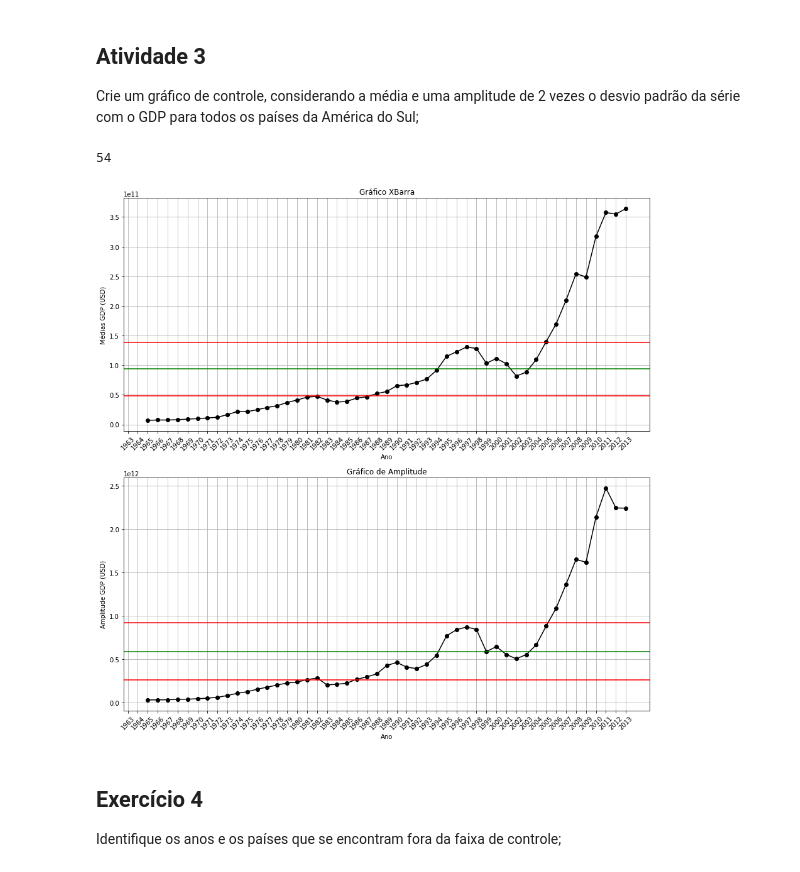
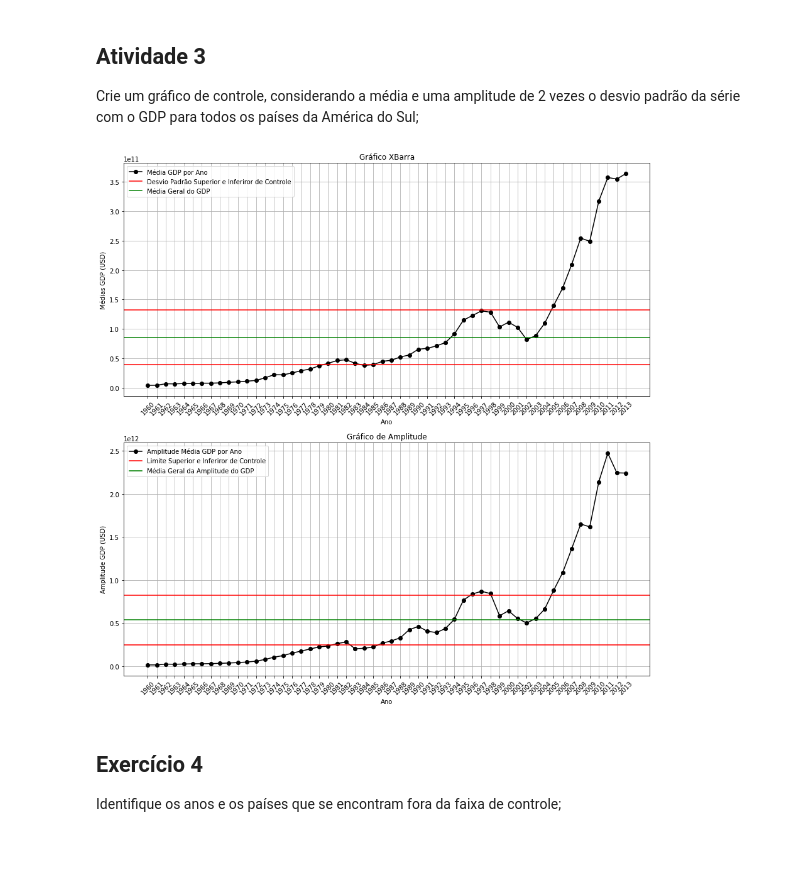
Before and after one commit to sganzerla/DPS852-Data-Science, a Jupyter notebook: T2/t2.ipynb, the cells around one changed output. Cells and saved outputs as stored; diff of their text form; code cells hidden in the pictures.

Commit message:
chore: ex3 by Montgomery

```diff
--- a/T2/t2.ipynb
+++ b/T2/t2.ipynb
@@ -97,13 +97,13 @@ df_registros = df_registros.drop(
     ['index', 'Country Name', 'Country Code'], axis = 1)
 
 # médias anuais
-medias_GDP = df_registros.mean(numeric_only = True, skipna = False, axis = 0)
+medias_GDP = df_registros.mean(numeric_only = True, skipna = True, axis = 0)
 
 # amplitudes anuais
-amplitudes_GDP = df_registros.max(numeric_only = True, skipna = False, axis = 0) - df_registros.min(numeric_only = True, skipna = False, axis = 0)
+amplitudes_GDP = df_registros.max(numeric_only = True, skipna = True, axis = 0) - df_registros.min(numeric_only = True, skipna = True, axis = 0)
 
 # desvio padrão anuais
-std_GDP = df_registros.std(numeric_only = True, skipna = False, axis = 0)
+std_GDP = df_registros.std(numeric_only = True, skipna = True, axis = 0)
 
 df_resultado = pd.DataFrame(
     {'Média': medias_GDP, 'Desvio': std_GDP, "Amplitude": amplitudes_GDP}).reset_index()
@@ -111,54 +111,60 @@ df_resultado = pd.DataFrame(
 anos = df_resultado['index']
 medias = df_resultado['Média']
 desvios = df_resultado['Desvio']
 amplitude = df_resultado['Amplitude']
 linhas, colunas = df_registros.shape
 
-media_geral = medias.mean()
-amplitude_geral = amplitude.mean()
-desvio_geral = desvios.mean()
+media_medias = medias.mean()
+media_amplitudes = amplitude.mean()
+media_desvios_padrao = desvios.mean()
 
-# Limites de controle x-bar
-# media_geral + 2 * desvio_padrao / raiz(colunas)
-lsc_xbar = media_geral + 2 * desvio_geral / math.sqrt(colunas)
-lm_xbar = media_geral
-lic_xbar = media_geral - 2 * desvio_geral / math.sqrt(colunas)
+# Limites de Controle para o Gráfico X Barrado
+# fórmula dos limites obtida do livro Douglas C. Montgomery Introdução ao Controle Estatístico da Qualidade, 7ª edição pág 164
+# média +- Constante A2 * desvio padrão * 2 porque o enunciado do professor pede
+# n > 25 o valor de A2 é 0.153
+lsc_x = media_medias + 0.153 * media_desvios_padrao * 2
+lm_x = media_medias
+lic_x = media_medias - 0.153 *  media_desvios_padrao * 2
 
-# Plot x-bar and s charts
+# Plot x-bar and r charts
 fig, axs = plt.subplots(2, figsize = (15,15))
 
 # x-bar chart
 axs[0].plot(anos, medias, linestyle = '-', marker = 'o', color = 'black')
 # limite superior de controle
-axs[0].axhline(lsc_xbar, color = 'red')
-axs[0].axhline(lic_xbar, color = 'red')
+axs[0].axhline(lsc_x, color = 'red')
+axs[0].axhline(lm_x, color = 'green')
+axs[0].axhline(lic_x, color = 'red')
 axs[0].grid()
-axs[0].axhline(lm_xbar, color = 'green')
 axs[0].set_title('Gráfico XBarra')
 axs[0].set_xlabel('Ano')
 axs[0].set_ylabel('Médias GDP (USD)')
 axs[0].xaxis.set_tick_params(rotation = 45)
+axs[0].legend(['Média GDP por Ano', 'Desvio Padrão Superior e Inferiror de Controle', 'Média Geral do GDP'])
 
-# Limites de controle amplitude
-# amplitude_geral + 2 * const d3 * desvio_padrao
-lsc_r = amplitude_geral + 2 * desvio_geral
-lm_r = amplitude_geral
-lcl_r = amplitude_geral - 2 * desvio_geral
+# Limites de Controle para o Gráfico R
+# fórmula dos limites obtida do livro Douglas C. Montgomery Introdução ao Controle Estatístico da Qualidade, 7ª edição pág 164
+# const d4 * amplitude
+# const d3 * amplitude
+# n > 25 o valor de d3 e d4 é 0.459 e 1.541 respectivamente
+lsc_r = 1.541 * media_amplitudes
+lm_r = media_amplitudes
+lic_r = 0.459 * media_amplitudes
 
 # r-chart
 axs[1].plot(anos, amplitude, linestyle = '-', marker = 'o', color = 'black')
 axs[1].axhline(lsc_r, color = 'red')
-axs[1].axhline(lcl_r, color = 'red')
 axs[1].axhline(lm_r, color = 'green')
+axs[1].axhline(lic_r, color = 'red')
+axs[1].grid()
 axs[1].set_title('Gráfico de Amplitude')
 axs[1].set_xlabel('Ano')
 axs[1].set_ylabel('Amplitude GDP (USD)')
-axs[1].grid()
 axs[1].xaxis.set_tick_params(rotation = 45)
+axs[1].legend(['Amplitude Média GDP por Ano', 'Limite Superior e Inferiror de Controle', 'Média Geral da Amplitude do GDP'])
 plt.show()
 # %% [output]
-54
-[figure, old version]
+[figure, new version]
 # %% [markdown]
 ## Exercício 4
 Identifique os anos e os países que se encontram fora da faixa de controle;
```
Also changed, not shown: parts of 1 cell of this notebook.
